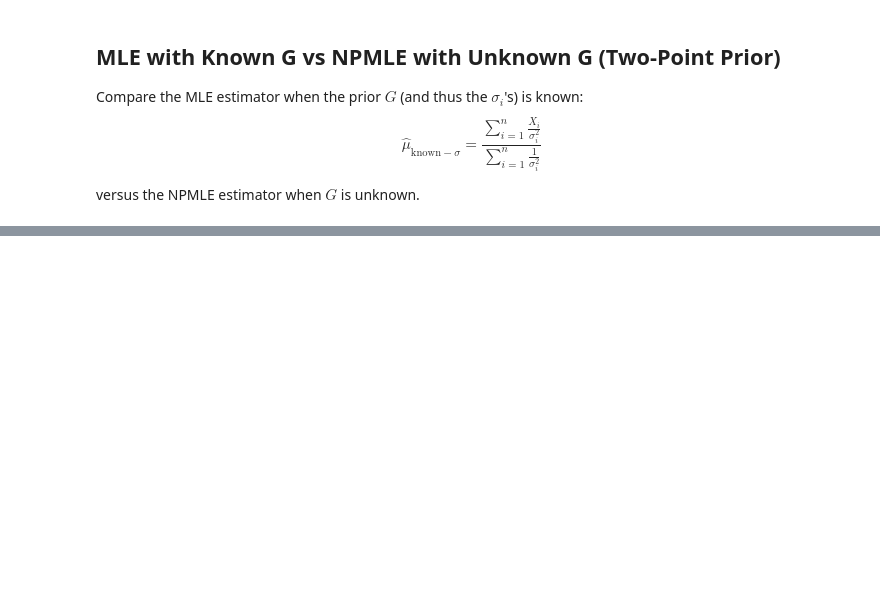
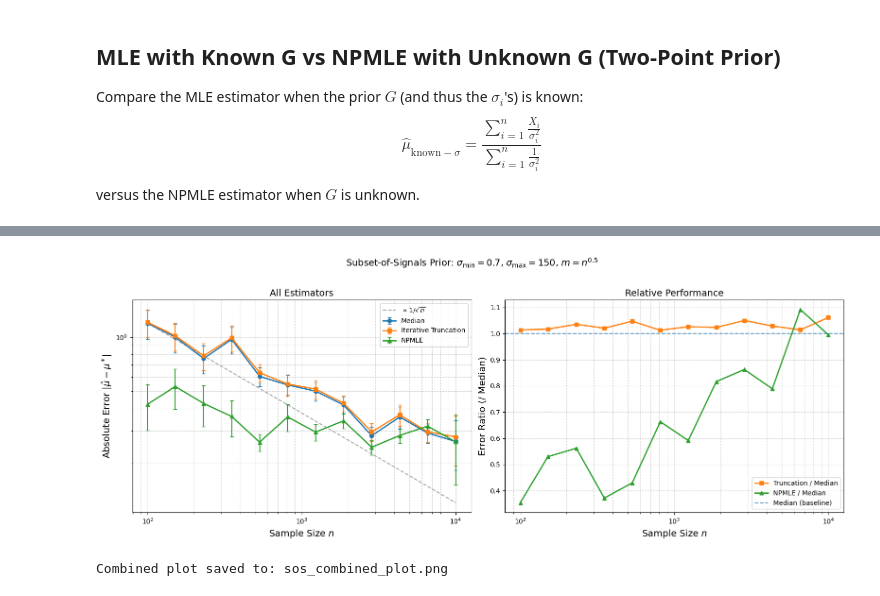
Before and after one commit to AshettyV/NPMLE, a Jupyter notebook: NPMLE_py_tests.ipynb, the cells around one changed output, grey strips where cells are left out. Cells and saved outputs as stored; diff of their text form; code cells hidden in the pictures; blank space fills up the shorter version.

```diff
--- a/NPMLE_py_tests.ipynb
+++ b/NPMLE_py_tests.ipynb
@@ -1774,0 +1623,79 @@ Plot saved to: mle_vs_npmle_two_point_prior.png
+# %%
+# Create a combined 2-panel figure for SoS experiment
+# Left panel: All estimators comparison
+# Right panel: Error ratios relative to Median
+
+fig, (ax1, ax2) = plt.subplots(1, 2, figsize=(16, 6))
+
+colors = {
+    'median': '#1f77b4',      # Blue
+    'truncation': '#ff7f0e',  # Orange
+    'npmle': '#2ca02c'        # Green
+}
+
+# Reference line for 1/sqrt(n)
+n_ref = np.array(n_values, dtype=float)
+ref_sqrt_n = median_means[0] * np.sqrt(n_values[0]) / np.sqrt(n_ref)
+
+# ============ Left Panel: All Estimators ============
+ax1.errorbar(n_values, median_means, yerr=median_stds,
+            fmt='o-', color=colors['median'], linewidth=2, markersize=6,
+            capsize=3, label='Median', elinewidth=1.5)
+
+ax1.errorbar(n_values, trunc_means, yerr=trunc_stds,
+            fmt='s-', color=colors['truncation'], linewidth=2, markersize=6,
+            capsize=3, label='Iterative Truncation', elinewidth=1.5)
+
+valid_npmle = ~np.isnan(npmle_means)
+ax1.errorbar(n_values[valid_npmle], npmle_means[valid_npmle],
+            yerr=npmle_stds[valid_npmle],
+            fmt='^-', color=colors['npmle'], linewidth=2, markersize=6,
+            capsize=3, label='NPMLE', elinewidth=1.5)
+
+ax1.plot(n_ref, ref_sqrt_n, '--', color='gray', alpha=0.7, linewidth=1.5,
+         label=r'$\propto 1/\sqrt{n}$')
+
+ax1.set_xscale('log')
+ax1.set_yscale('log')
+ax1.set_xlabel('Sample Size $n$', fontsize=14)
+ax1.set_ylabel(r'Absolute Error $|\hat{\mu} - \mu^*|$', fontsize=14)
+ax1.set_title('All Estimators', fontsize=14)
+ax1.legend(fontsize=10, loc='upper right')
+ax1.grid(True, which='both', linestyle='--', alpha=0.5)
+
+# ============ Right Panel: Error Ratios ============
+# Compute ratios relative to Median
+valid_median = median_means > 0
+
+# Truncation / Median ratio
+ratio_trunc = trunc_means[valid_median] / median_means[valid_median]
+ax2.plot(n_values[valid_median], ratio_trunc, 's-', color=colors['truncation'],
+         linewidth=2, markersize=6, label='Truncation / Median')
+
+# NPMLE / Median ratio
+valid_both = valid_npmle & valid_median
+if np.any(valid_both):
+    ratio_npmle = npmle_means[valid_both] / median_means[valid_both]
+    ax2.plot(n_values[valid_both], ratio_npmle, '^-', color=colors['npmle'],
+             linewidth=2, markersize=6, label='NPMLE / Median')
+
+ax2.axhline(y=1, color=colors['median'], linestyle='--', alpha=0.7, label='Median (baseline)')
+ax2.set_xscale('log')
+ax2.set_xlabel('Sample Size $n$', fontsize=14)
+ax2.set_ylabel('Error Ratio (/ Median)', fontsize=14)
+ax2.set_title('Relative Performance', fontsize=14)
+ax2.legend(fontsize=10, loc='best')
+ax2.grid(True, which='both', linestyle='--', alpha=0.5)
+
+# Overall title
+fig.suptitle(f'Subset-of-Signals Prior: $\\sigma_{{\\min}}={sos_si_min}$, $\\sigma_{{\\max}}={sos_si_max}$, $m=n^{{{sos_m_power}}}$',
+             fontsize=14, y=1.02)
+
+plt.tight_layout()
+plt.savefig('sos_combined_plot.png', dpi=300, bbox_inches='tight')
+plt.show()
+
+print("\nCombined plot saved to: sos_combined_plot.png")
+# %% [output]
+[figure, added]
+Combined plot saved to: sos_combined_plot.png
```
Also changed, not shown: parts of 17 cells of this notebook.
